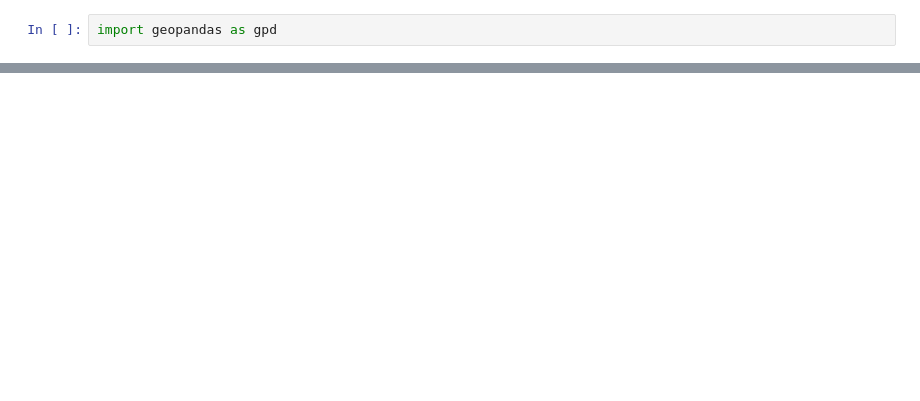
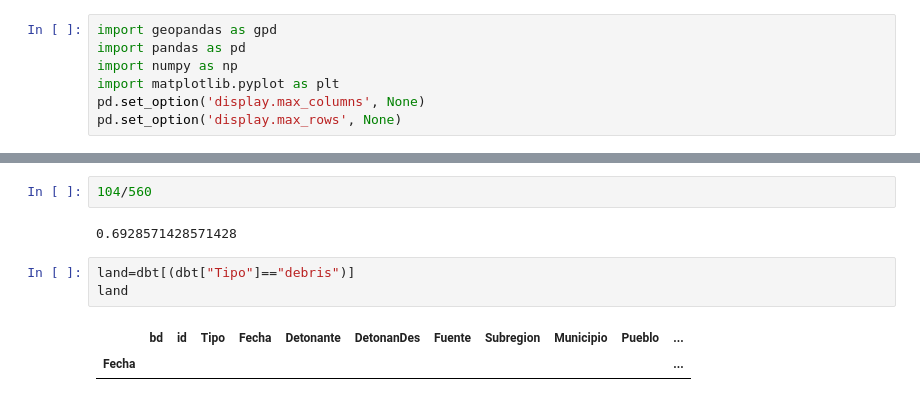
Before and after one commit to edieraristizabal/PAPER_GeohazardDataBase, a Jupyter notebook: Code/ant.ipynb, the cells around one changed output, grey strips where cells are left out. Cells and saved outputs as stored; diff of their text form; blank space fills up the shorter version.

```diff
--- a/Code/ant.ipynb
+++ b/Code/ant.ipynb
@@ -1,3 +1,8 @@
 # %%
 import geopandas as gpd
+import pandas as pd
+import numpy as np
+import matplotlib.pyplot as plt
+pd.set_option('display.max_columns', None)
+pd.set_option('display.max_rows', None)
 # %%
@@ -10,0 +215,10 @@ db.head(2)
+# %%
+104/560
+# %% [output]
+0.6928571428571428
+# %%
+land=dbt[(dbt["Tipo"]=="debris")]
+land
+# %% [output]
+|  | bd | id | Tipo | Fecha | Detonante | DetonanDes | Fuente | Subregion | Municipio | Pueblo | ... |
+| Fecha |  |  |  |  |  |  |  |  |  |  | ... |
```
Also changed, not shown: parts of 26 cells of this notebook, 31 other files.
